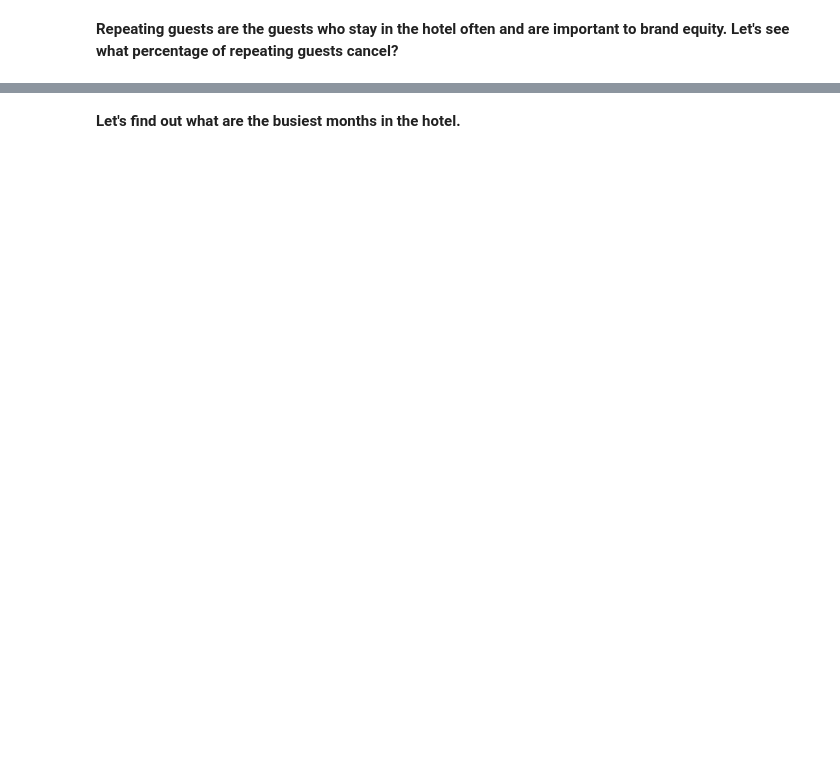
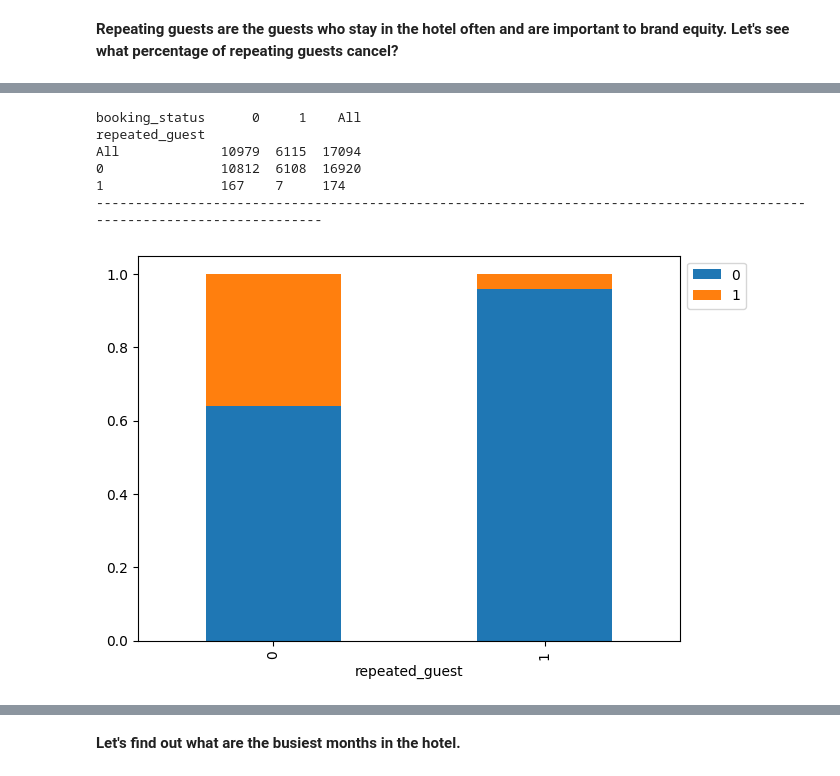
Before and after one commit to CoderSales/machine-learning-classification, a Jupyter notebook: Project_SLC_DSBA_INNHotels_LowCode_%281%29.ipynb, the cells around one changed output, grey strips where cells are left out. Cells and saved outputs as stored; diff of their text form; code cells hidden in the pictures; blank space fills up the shorter version.

```diff
--- a/Project_SLC_DSBA_INNHotels_LowCode_%281%29.ipynb
+++ b/Project_SLC_DSBA_INNHotels_LowCode_%281%29.ipynb
@@ -2560,2 +2604,10 @@ stacked_barplot('_______') ## Complete the code to plot stacked barplot for tota
 # %%
-stacked_barplot('_______') ## Complete the code to plot stacked barplot for repeated guests and booking status
+stacked_barplot(stay_data, "repeated_guest", "booking_status") ## Complete the code to plot stacked barplot for repeated guests and booking status
+# %% [output]
+booking_status      0     1    All
+repeated_guest
+All             10979  6115  17094
+0               10812  6108  16920
+1               167    7     174
+------------------------------------------------------------------------------------------------------------------------
+[figure, added]
```
Also changed, not shown: parts of 19 cells of this notebook.
